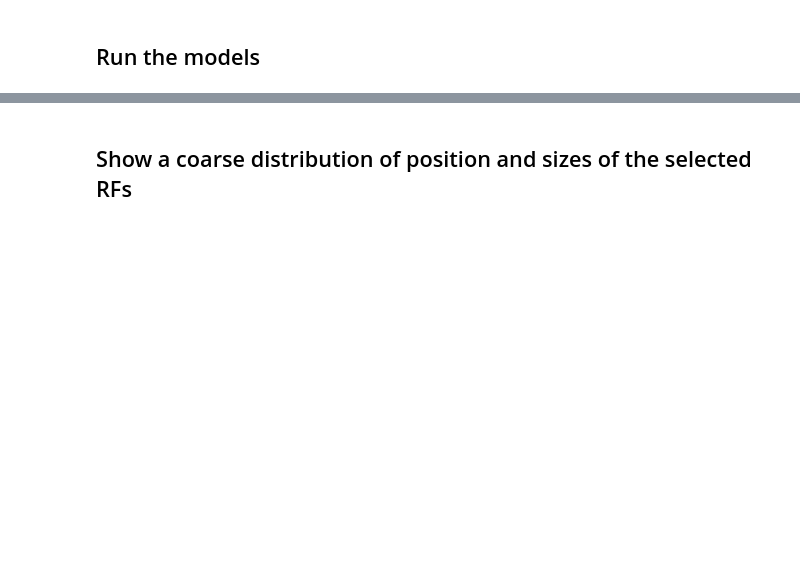
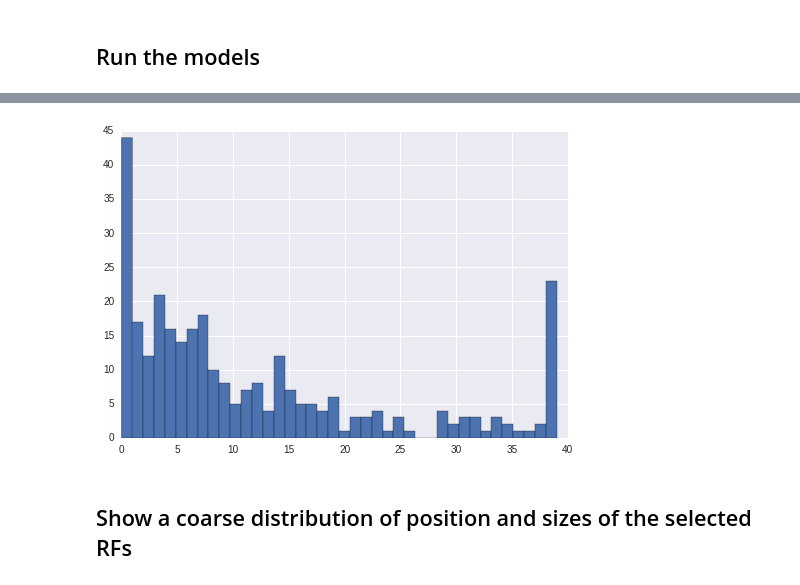
Before and after one commit to styvesg/fwrf, a Jupyter notebook: fwrf_training_dnn_model_template.ipynb, the cells around one changed output, grey strips where cells are left out. Saved outputs shown, nothing was run; the diff lists cells and outputs as text; code cells hidden in the pictures; blank space fills up the shorter version.

Commit message:
record best epoch

```diff
--- a/fwrf_training_dnn_model_template.ipynb
+++ b/fwrf_training_dnn_model_template.ipynb
@@ -240,6 +328,6 @@ val_mst_data = mst_data[trn_size:]
 # %% [markdown]
 ## Run the models
 # %%
-val_scores, best_scores, best_rf_params, best_candidates, best_w_params, best_avg, best_std = fwrf.shared_model_training(\
+val_scores, best_scores, best_epochs, best_rf_params, best_candidates, best_w_params, best_avg, best_std = fwrf.shared_model_training(\
     trn_mst_data, trn_voxel_data, sharedModel_specs, voxelParams,\
     val_test_size=350, lr=1e-4, l2=0., num_epochs=40, output_val_scores=-1, verbose=True, dry_run=False)
@@ -246,3 +359,7 @@ val_scores, best_scores, best_rf_params, best_candidates, best_w_params, best_av
+# %%
+_=plt.hist(best_epochs, bins=40)
+# %% [output]
+[figure, added]
 # %% [markdown]
 ## Show a coarse distribution of position and sizes of the selected RFs
 # %%
```
Also changed, not shown: parts of 25 cells of this notebook, 2 other files.
